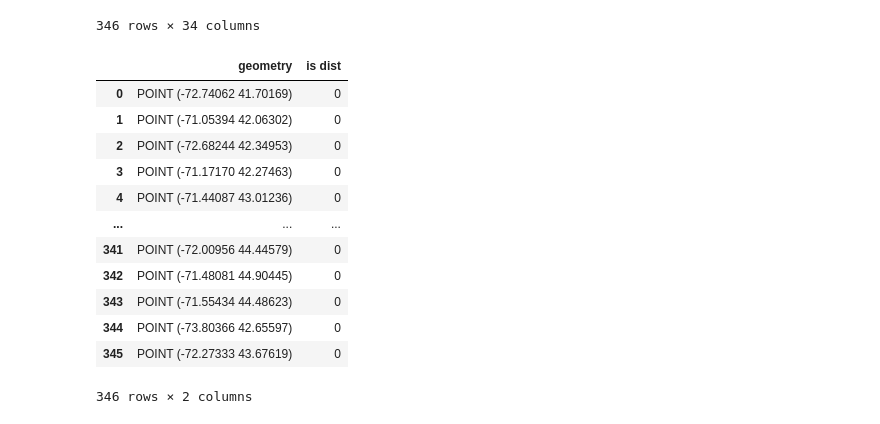
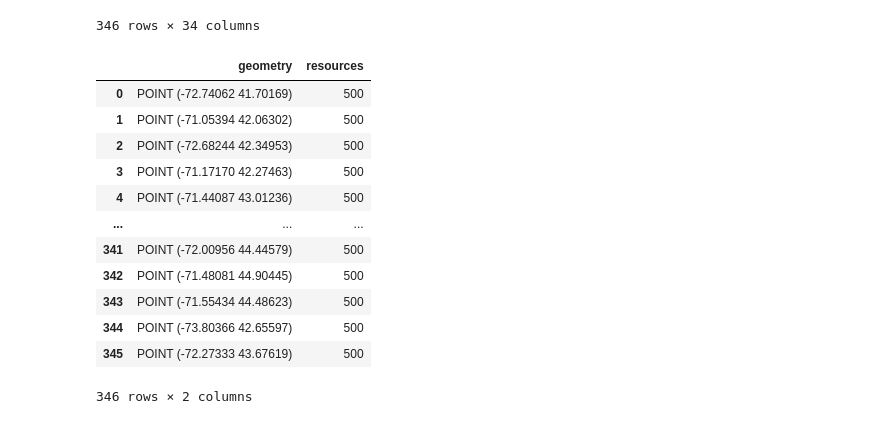
Before and after one commit to Alex967CW/remote-sensing-final, a Jupyter notebook: final_exercise_reference.ipynb, the cells around one changed output. Saved outputs shown, nothing was run; the diff lists cells and outputs as text; code cells hidden in the pictures.

```diff
--- a/final_exercise_reference.ipynb
+++ b/final_exercise_reference.ipynb
@@ -74,5 +77,5 @@ game_grid_2021.geoj 100%[===================>] 111.31M   213MB/s    in 0.5s
 # %%
-game_grid = gpd.read_file('game_grid_2021.geojson')
+game_grid = gpd.read_file('game_grid_2021_post_event.geojson')
 game_grid = game_grid.drop_duplicates(subset=['MGRS'])
 # %%
 game_grid = game_grid.reset_index().drop(['index'], axis=1)
@@ -206,24 +209,23 @@ hospitals_df
 # %%
 loc_gdf = GeoDataFrame()
 loc_gdf['geometry'] = None
-loc_gdf['is dist'] = None
+loc_gdf['resources'] = None
 for i, r in hospitals_df.iterrows():
     h_point = Point(r['X'], r['Y'])
-    loc_gdf.loc[i, 'geometry'] = h_point
-    loc_gdf.loc[i, 'is dist'] = 0
+    loc_gdf.loc[i] = [h_point, 500]
 loc_gdf = loc_gdf.set_crs(epsg=4326)
 loc_gdf
 # %% [output]
-|  | geometry | is dist |
-| 0 | POINT (-72.74062 41.70169) | 0 |
-| 1 | POINT (-71.05394 42.06302) | 0 |
-| 2 | POINT (-72.68244 42.34953) | 0 |
-| 3 | POINT (-71.17170 42.27463) | 0 |
-| 4 | POINT (-71.44087 43.01236) | 0 |
+|  | geometry | resources |
+| 0 | POINT (-72.74062 41.70169) | 500 |
+| 1 | POINT (-71.05394 42.06302) | 500 |
+| 2 | POINT (-72.68244 42.34953) | 500 |
+| 3 | POINT (-71.17170 42.27463) | 500 |
+| 4 | POINT (-71.44087 43.01236) | 500 |
 | ... | ... | ... |
-| 341 | POINT (-72.00956 44.44579) | 0 |
-| 342 | POINT (-71.48081 44.90445) | 0 |
-| 343 | POINT (-71.55434 44.48623) | 0 |
-| 344 | POINT (-73.80366 42.65597) | 0 |
-| 345 | POINT (-72.27333 43.67619) | 0 |
+| 341 | POINT (-72.00956 44.44579) | 500 |
+| 342 | POINT (-71.48081 44.90445) | 500 |
+| 343 | POINT (-71.55434 44.48623) | 500 |
+| 344 | POINT (-73.80366 42.65597) | 500 |
+| 345 | POINT (-72.27333 43.67619) | 500 |
 346 rows × 2 columns
```
Also changed, not shown: parts of 31 cells of this notebook.
